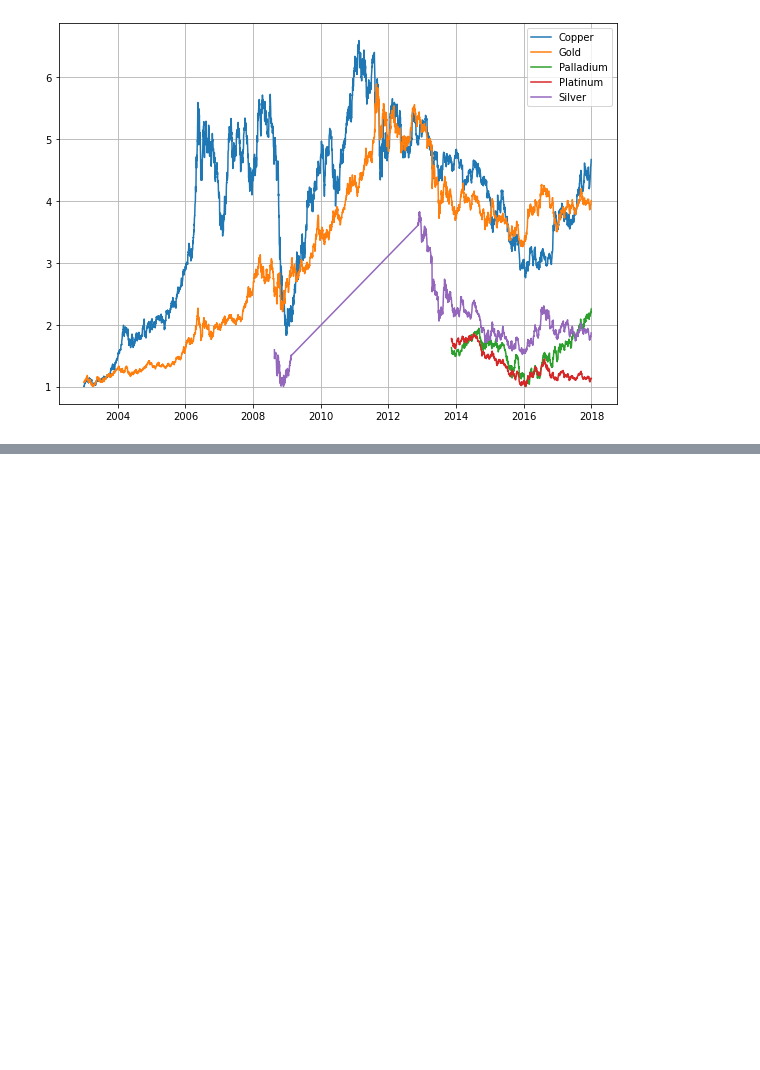
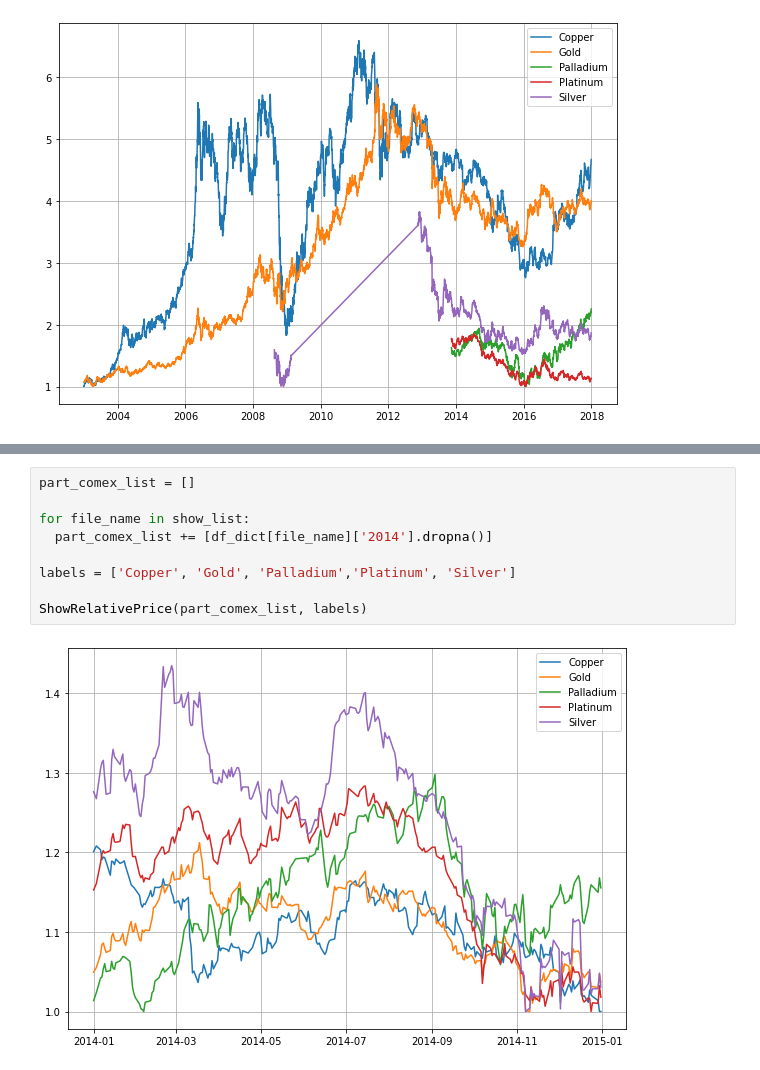
Before and after one commit to physikcat/PredictPrice, a Jupyter notebook: PridictPrice_datetime.ipynb, the cells around one changed output, grey strips where cells are left out. Drawn from its saved outputs; the diff is of its cells as text; blank space fills up the shorter version.

```diff
--- a/PridictPrice_datetime.ipynb
+++ b/PridictPrice_datetime.ipynb
@@ -110,0 +194,11 @@ ShowRelativePrice(comex_list, labels)
+# %%
+part_comex_list = []
+
+for file_name in show_list:
+  part_comex_list += [df_dict[file_name]['2014'].dropna()]
+
+labels = ['Copper', 'Gold', 'Palladium','Platinum', 'Silver']
+
+ShowRelativePrice(part_comex_list, labels)
+# %% [output]
+[figure, added]
```
Also changed, not shown: parts of 8 cells of this notebook.
